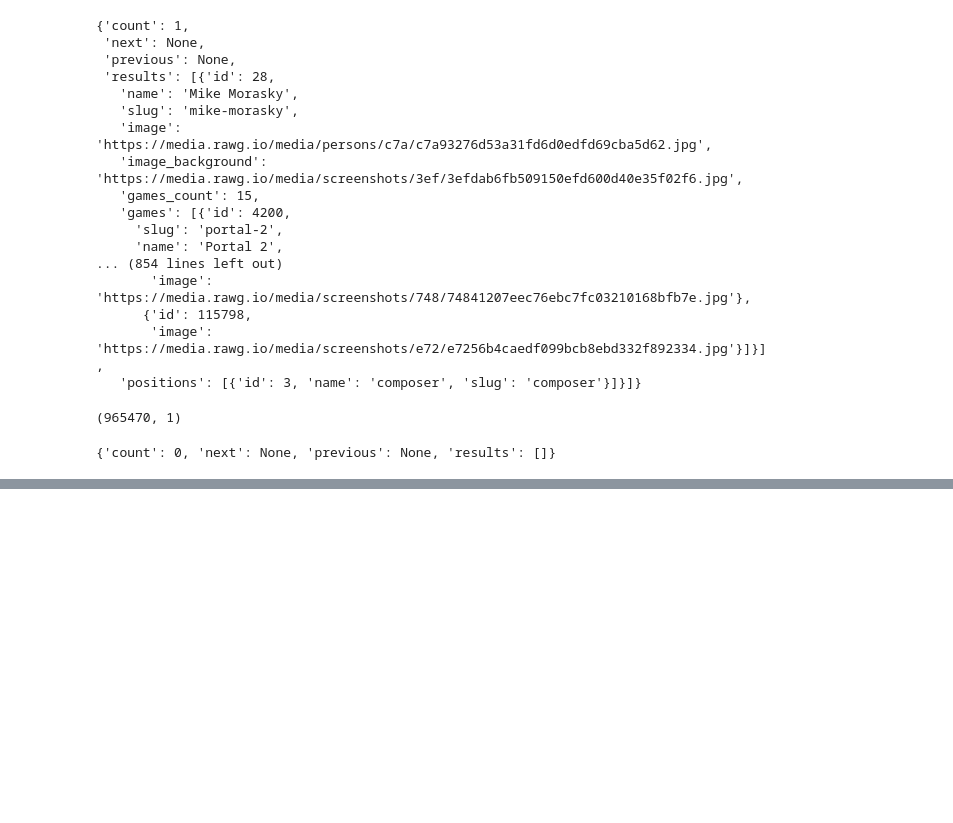
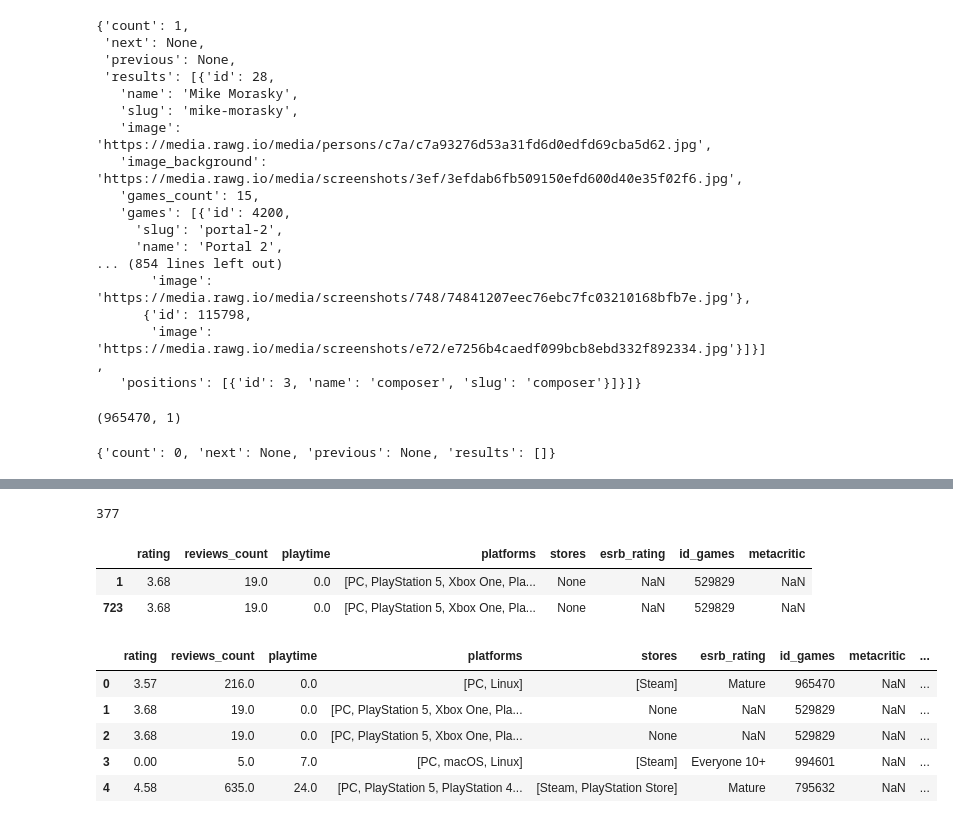
Before and after one commit to zolzayada/GP3_cool, a Jupyter notebook: апи_гп3КУЛ.ipynb, the cells around one changed output, grey strips where cells are left out. Saved outputs shown, nothing was run; the diff lists cells and outputs as text; code cells hidden in the pictures; blank space fills up the shorter version.

```diff
--- a/апи_гп3КУЛ.ipynb
+++ b/апи_гп3КУЛ.ipynb
@@ -654,0 +664,2 @@ df_series.to_csv('rawg_endp_g_series.csv', index=False)
+# %%
+df_ach = pd.read_csv('rawg_endp_achievements.csv')
@@ -654,0 +675,2 @@ df_series.to_csv('rawg_endp_g_series.csv', index=False)
+# %%
+df_ach['id_games'] = pd.to_numeric(df_r['id_games'], errors='coerce').astype('Int64')
@@ -654,0 +686,21 @@ df_series.to_csv('rawg_endp_g_series.csv', index=False)
+# %%
+df_s[df_s.duplicated(subset='name')].size
+# %% [output]
+377
+# %%
+df_r[df_r['id_games'] == 529829]
+# %% [output]
+|  | rating | reviews_count | playtime | platforms | stores | esrb_rating | id_games | metacritic |
+| 1 | 3.68 | 19.0 | 0.0 | [PC, PlayStation 5, Xbox One, Pla... | None | NaN | 529829 | NaN |
+| 723 | 3.68 | 19.0 | 0.0 | [PC, PlayStation 5, Xbox One, Pla... | None | NaN | 529829 | NaN |
+# %%
+df_final = df_r.merge(df_ach, on='id_games')
+# %%
+df_final.head()
+# %% [output]
+|  | rating | reviews_count | playtime | platforms | stores | esrb_rating | id_games | metacritic | ... |
+| 0 | 3.57 | 216.0 | 0.0 | [PC, Linux] | [Steam] | Mature | 965470 | NaN | ... |
+| 1 | 3.68 | 19.0 | 0.0 | [PC, PlayStation 5, Xbox One, Pla... | None | NaN | 529829 | NaN | ... |
+| 2 | 3.68 | 19.0 | 0.0 | [PC, PlayStation 5, Xbox One, Pla... | None | NaN | 529829 | NaN | ... |
+| 3 | 0.00 | 5.0 | 7.0 | [PC, macOS, Linux] | [Steam] | Everyone 10+ | 994601 | NaN | ... |
+| 4 | 4.58 | 635.0 | 24.0 | [PC, PlayStation 5, PlayStation 4... | [Steam, PlayStation Store] | Mature | 795632 | NaN | ... |
```
Also changed, not shown: parts of 16 cells of this notebook.
